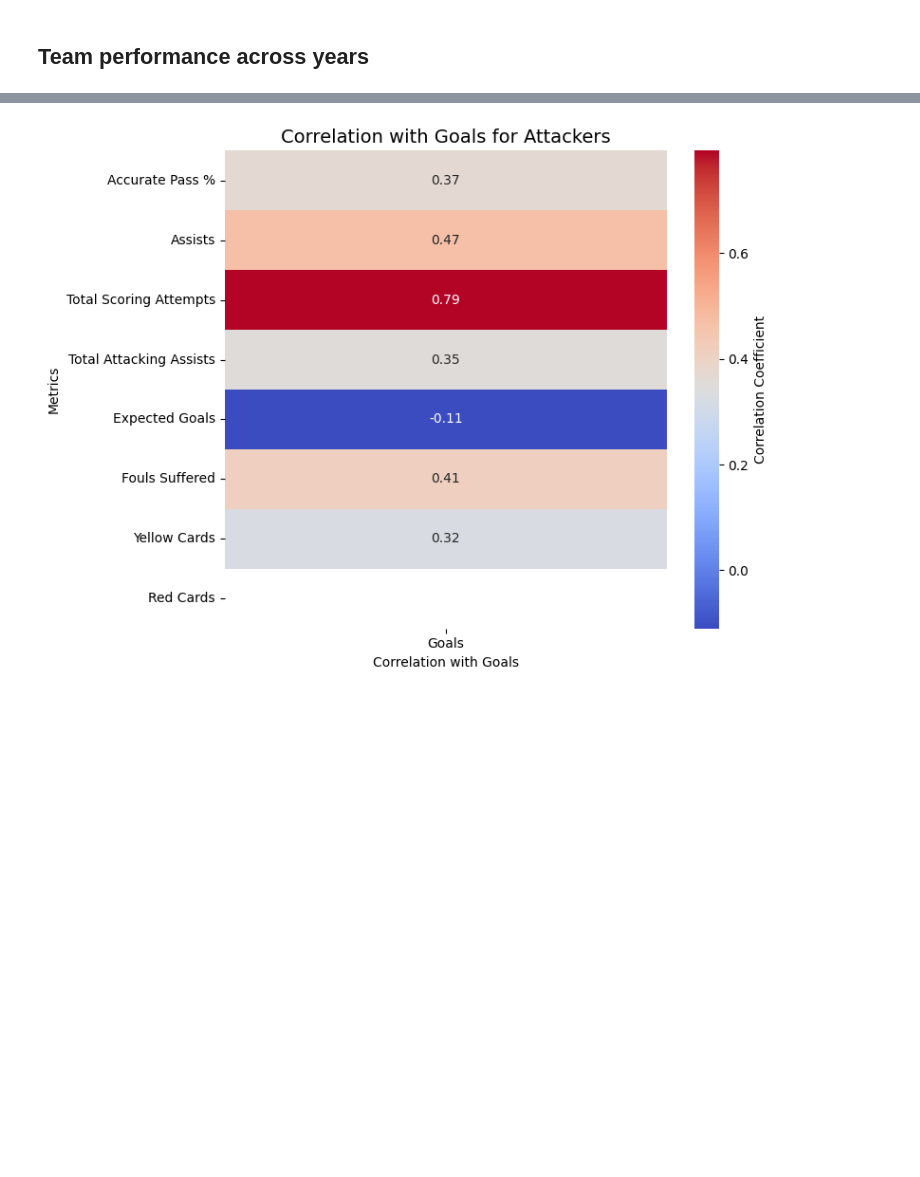
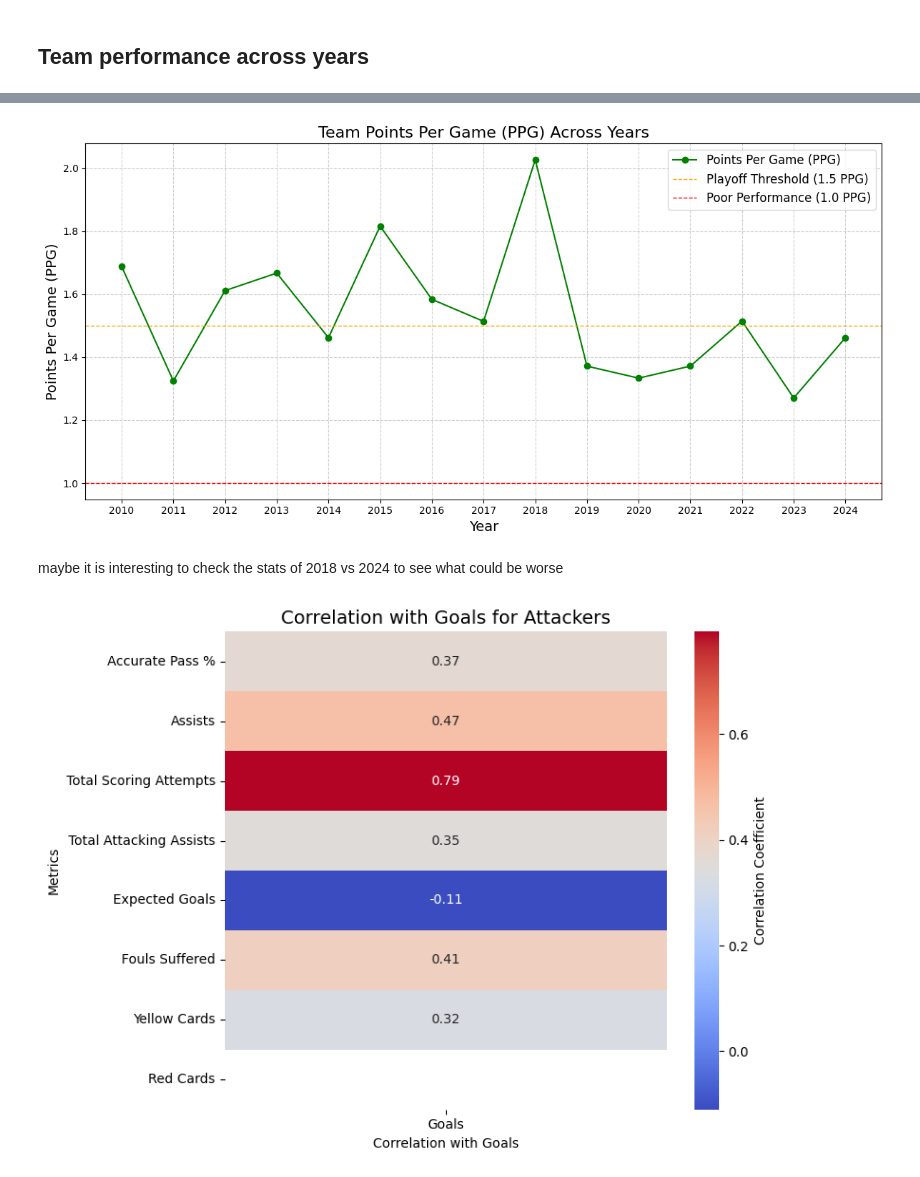
Before and after one commit to LouMeziere/Match-Performance-Analysis, a Jupyter notebook: analysis_roles.ipynb, the cells around one changed output, grey strips where cells are left out. Saved outputs shown, nothing was run; the diff lists cells and outputs as text; code cells hidden in the pictures; blank space fills up the shorter version.

```diff
--- a/analysis_roles.ipynb
+++ b/analysis_roles.ipynb
@@ -65,3 +76,58 @@ KeyError: 'GF'
+# %%
+import pandas as pd
+import matplotlib.pyplot as plt
+
+# Load the Excel file with all sheets
+file_path = "RBNY_Scores.xlsx"  # Update this with the actual file path
+excel_data = pd.ExcelFile(file_path)
+
+# Initialize a dictionary to store Points Per Game (PPG) for each year
+ppg_metrics = {}
+
+# Iterate through each sheet (year)
+for sheet_name in excel_data.sheet_names:
+    # Load the sheet into a DataFrame
+    df = excel_data.parse(sheet_name)
+
+    # Ensure the required columns exist
+    if {"Result"}.issubset(df.columns):
+        df.columns = df.columns.str.strip()  # Remove any leading/trailing spaces
+
+        # Calculate Wins, Draws, and Total Games
+        wins = (df["Result"] == "W").sum()
+        draws = (df["Result"] == "D").sum()
+        games = len(df)
+
+        # Calculate Points Per Game (PPG)
+        if games > 0:
+            ppg = (3 * wins + draws) / games
+            try:
+                year = int(sheet_name)  # Ensure the sheet name is a valid year
+                ppg_metrics[year] = ppg
+            except ValueError:
+                print(f"Skipping sheet '{sheet_name}' as it does not represent a year.")
+
+# Convert the PPG metrics into a DataFrame
+ppg_df = pd.DataFrame(list(ppg_metrics.items()), columns=["Year", "PPG"])
+ppg_df = ppg_df.sort_values("Year")  # Sort the DataFrame by year
+
+# Plot PPG across years
+plt.figure(figsize=(12, 6))
+plt.plot(ppg_df["Year"], ppg_df["PPG"], marker='o', linestyle='-', color='green', label="Points Per Game (PPG)")
+plt.axhline(1.5, color='orange', linestyle='--', linewidth=1, label="Playoff Threshold (1.5 PPG)")
+plt.axhline(1.0, color='red', linestyle='--', linewidth=1, label="Poor Performance (1.0 PPG)")
+plt.title("Team Points Per Game (PPG) Across Years", fontsize=16)
+plt.xlabel("Year", fontsize=14)
+plt.ylabel("Points Per Game (PPG)", fontsize=14)
+plt.grid(True, linestyle='--', alpha=0.6)
+plt.legend(fontsize=12)
+plt.xticks(ppg_df["Year"])  # Ensure the x-axis shows all years
+plt.tight_layout()
+plt.show()
+# %% [output]
+[figure, added]
+# %% [markdown]
+maybe it is interesting to check the stats of 2018 vs 2024 to see what could be worse
 # %%
 # Sample classification of players (this should be updated with accurate roles)
 player_roles = {
```
Also changed, not shown: parts of 1 cell of this notebook, 2 other files.
